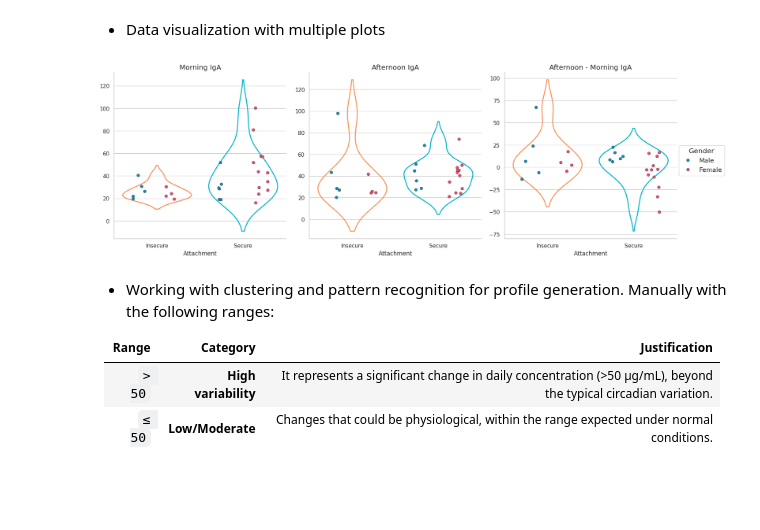
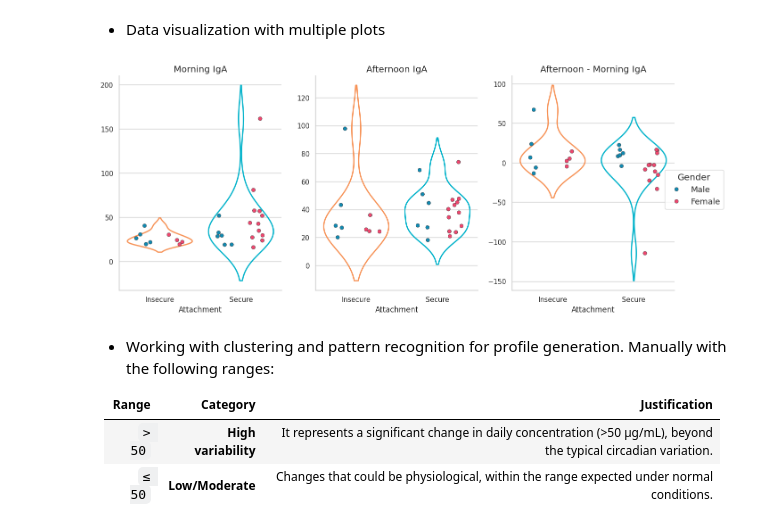
Before and after one commit to dMedinaO/IgA_attachment_analysis, a Jupyter notebook: scripts/3_descriptive_analysis_IGA.ipynb, the cells around one changed output. Drawn from its saved outputs; the diff is of its cells as text; code cells hidden in the pictures; blank space fills up the shorter version.

```diff
--- a/scripts/3_descriptive_analysis_IGA.ipynb
+++ b/scripts/3_descriptive_analysis_IGA.ipynb
@@ -445,6 +442,6 @@ attachment_cliffs
 # %%
 combined_cliffs = {}
-grouped = df_data_clean.groupby(["Attachment", "Gender"])
+grouped = df_data_plot.groupby(["Attachment", "Gender"])
 groups = list(grouped.groups.keys())
 
 if len(groups) >= 2:
@@ -487,8 +484,8 @@ combined_cliffs_df
 # %%
 rbc_gender = []
 for var in iga_vars:
-    male = df_data_clean[df_data_clean["Gender"] == "Male"][var]
-    female = df_data_clean[df_data_clean["Gender"] == "Female"][var]
+    male = df_data_plot[df_data_plot["Gender"] == "Male"][var]
+    female = df_data_plot[df_data_plot["Gender"] == "Female"][var]
     rbc, interp = rank_biserial_correlation(male, female)
     rbc_gender.append({"variable": var, "Rank-Biserial Corr": rbc, "Interpretation": interp})
 rbc_gender = pd.DataFrame(rbc_gender)
@@ -501,8 +498,8 @@ rbc_gender
 # %%
 rbc_attachment = []
 for var in iga_vars:
-    secure = df_data_clean[df_data_clean["Attachment"] == "Secure"][var]
-    insecure = df_data_clean[df_data_clean["Attachment"] == "Insecure"][var]
+    secure = df_data_plot[df_data_plot["Attachment"] == "Secure"][var]
+    insecure = df_data_plot[df_data_plot["Attachment"] == "Insecure"][var]
     rbc, interp = rank_biserial_correlation(secure, insecure)
     rbc_attachment.append({"variable": var, "Rank-Biserial Corr": rbc, "Interpretation": interp})
 rbc_attachment = pd.DataFrame(rbc_attachment)
@@ -516,7 +513,7 @@ rbc_attachment
 - Merge all comparisons
 # %%
 rbc_combined = {}
-grouped = df_data_clean.groupby(["Attachment", "Gender"])
+grouped = df_data_plot.groupby(["Attachment", "Gender"])
 groups = list(grouped.groups.keys())
 
 if len(groups) >= 2:
@@ -573,14 +570,9 @@ attachment_results.merge(right=attachment_cliffs, on="variable").merge(right=rbc
 # %% [markdown]
 - Data visualization with multiple plots
 # %%
-fig, axes = plt.subplots(1, 3, figsize=(18, 6), sharex=True)
+fig, axes = plt.subplots(1, 3, figsize=(14, 6), sharex=True)
 sns.set(style="whitegrid", font_scale=1.2)
 
-variables = [
-    "Average IgA Morning",
-    "Average IgA Afternoon",
-    "Average Difference IgA"
-]
 
 titles = [
     "Morning IgA",
@@ -588,10 +580,10 @@ titles = [
     "Afternoon - Morning IgA"
 ]
 
-for ax, var, title in zip(axes, variables, titles):
+for ax, var, title in zip(axes, iga_vars, titles):
     # Violin plot
     sns.violinplot(
-        data=df_data_clean,
+        data=df_data_plot,
         x="Attachment",
         y=var,
         inner=None,
@@ -600,35 +592,35 @@ for ax, var, title in zip(axes, variables, titles):
         fill=False,
         ax=ax
     )
 
     # Stripplot (jitter individual points)
     sns.stripplot(
-        data=df_data_clean,
+        data=df_data_plot,
         x="Attachment",
         y=var,
         hue="Gender",
         dodge=True,
         jitter=0.2,
         size=6,
         palette={"Male": "#118AB2", "Female": "#EF476F"},
         linewidth=0.5,
         edgecolor="gray",
         ax=ax
     )
 
     ax.set_title(title)
     ax.set_xlabel("Attachment")
     ax.set_ylabel("")
     ax.legend_.remove()
 
 # Añadir leyenda común
 handles, labels = axes[0].get_legend_handles_labels()
 fig.legend(handles, labels, title="Gender", loc='center right', bbox_to_anchor=(1.02, 0.5))
 sns.despine()
 plt.tight_layout(rect=[0, 0, 0.95, 1])
 plt.show()
 # %% [output]
-[figure, old version]
+[figure, new version]
 # %% [markdown]
 - Working with clustering and pattern recognition for profile generation. Manually with the following ranges:
 
```
Also changed, not shown: parts of 64 cells of this notebook, 2 other files.
